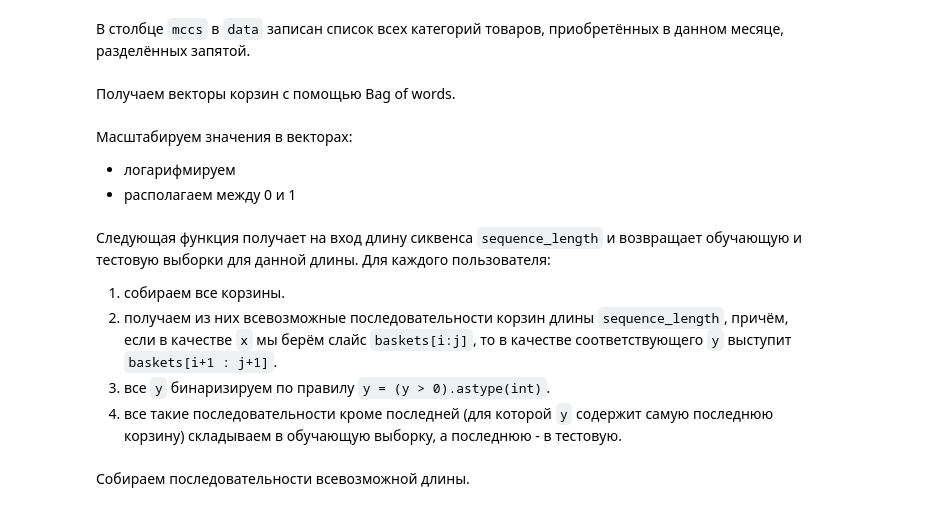
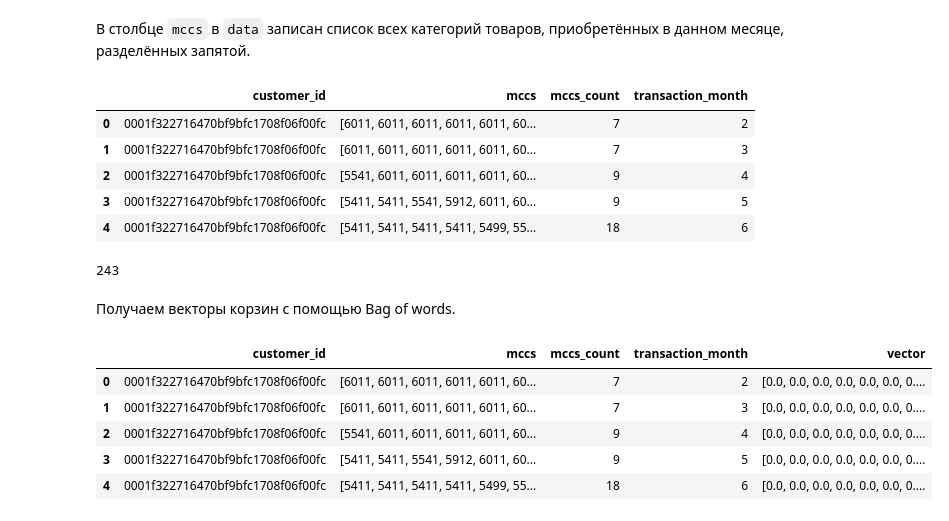
Before and after one commit to ylytkin/next-basket-prediction, a Jupyter notebook: reports/report.ipynb, the cells around one changed output. Cells and saved outputs as stored; diff of their text form; code cells hidden in the pictures.

```diff
--- a/reports/report.ipynb
+++ b/reports/report.ipynb
@@ -35,5 +62,5 @@ data.head(10)
 # %% [markdown]
 В столбце `mccs` в `data` записан список всех категорий товаров, приобретённых в данном месяце, разделённых запятой.
 # %%
-def deserialize_int_list(list_string):
+def deserialize_int_list(list_string: str) -> list:
     return [int(item) for item in list_string.split(',')]
@@ -51,12 +67,29 @@ unique_customers = data['customer_id'].unique().tolist()
+# %%
+data['mccs'] = data['mccs'].apply(deserialize_int_list)
+data.head()
+# %% [output]
+|  | customer_id | mccs | mccs_count | transaction_month |
+| 0 | 0001f322716470bf9bfc1708f06f00fc | [6011, 6011, 6011, 6011, 6011, 60... | 7 | 2 |
+| 1 | 0001f322716470bf9bfc1708f06f00fc | [6011, 6011, 6011, 6011, 6011, 60... | 7 | 3 |
+| 2 | 0001f322716470bf9bfc1708f06f00fc | [5541, 6011, 6011, 6011, 6011, 60... | 9 | 4 |
+| 3 | 0001f322716470bf9bfc1708f06f00fc | [5411, 5411, 5541, 5912, 6011, 60... | 9 | 5 |
+| 4 | 0001f322716470bf9bfc1708f06f00fc | [5411, 5411, 5411, 5411, 5499, 55... | 18 | 6 |
+# %%
+mccs = list(set(chain.from_iterable(data['mccs'])))
+n_mccs = len(mccs)
+mcc2id = dict(zip(mccs, range(n_mccs)))
+
+n_mccs
+# %% [output]
+243
 # %% [markdown]
 Получаем векторы корзин с помощью Bag of words.
 # %%
-def encode_basket(basket, vocabulary):
-    vector = np.zeros(len(vocabulary))
+def get_bow_vector(mccs: list) -> np.ndarray:
+    vector = np.zeros(n_mccs)
 
-    for item in basket:
-        item_id = vocabulary.index(item)
-
-        vector[item_id] += 1
+    for mcc in mccs:
+        mid = mcc2id[mcc]
+        vector[mid] += 1
 
     return vector
@@ -65,5 +95,0 @@ encoded_baskets = np.array([encode_basket(basket, unique_items) for basket in ba
-# %% [markdown]
-Масштабируем значения в векторах:
-
-* логарифмируем
-* располагаем между 0 и 1
@@ -76,7 +95,0 @@ encoded_baskets = scaler.fit_transform(encoded_baskets)
-# %% [markdown]
-Следующая функция получает на вход длину сиквенса `sequence_length` и возвращает обучающую и тестовую выборки для данной длины. Для каждого пользователя:
-
-1. собираем все корзины.
-2. получаем из них всевозможные последовательности корзин длины `sequence_length`, причём, если в качестве `x` мы берём слайс `baskets[i:j]`, то в качестве соответствующего `y` выступит `baskets[i+1 : j+1]`.
-3. все `y` бинаризируем по правилу `y = (y > 0).astype(int)`.
-4. все такие последовательности кроме последней (для которой `y` содержит самую последнюю корзину) складываем в обучающую выборку, а последнюю - в тестовую.
@@ -126,2 +95,0 @@ def get_train_and_test_data(sequence_length=3):
-# %% [markdown]
-Собираем последовательности всевозможной длины.
@@ -145,0 +96,10 @@ for sequence_length in range(1, 13):
+# %%
+data['vector'] = data['mccs'].apply(get_bow_vector)
+data.head()
+# %% [output]
+|  | customer_id | mccs | mccs_count | transaction_month | vector |
+| 0 | 0001f322716470bf9bfc1708f06f00fc | [6011, 6011, 6011, 6011, 6011, 60... | 7 | 2 | [0.0, 0.0, 0.0, 0.0, 0.0, 0.0, 0.... |
+| 1 | 0001f322716470bf9bfc1708f06f00fc | [6011, 6011, 6011, 6011, 6011, 60... | 7 | 3 | [0.0, 0.0, 0.0, 0.0, 0.0, 0.0, 0.... |
+| 2 | 0001f322716470bf9bfc1708f06f00fc | [5541, 6011, 6011, 6011, 6011, 60... | 9 | 4 | [0.0, 0.0, 0.0, 0.0, 0.0, 0.0, 0.... |
+| 3 | 0001f322716470bf9bfc1708f06f00fc | [5411, 5411, 5541, 5912, 6011, 60... | 9 | 5 | [0.0, 0.0, 0.0, 0.0, 0.0, 0.0, 0.... |
+| 4 | 0001f322716470bf9bfc1708f06f00fc | [5411, 5411, 5411, 5411, 5499, 55... | 18 | 6 | [0.0, 0.0, 0.0, 0.0, 0.0, 0.0, 0.... |
```
Also changed, not shown: parts of 36 cells of this notebook, 1 other file.
